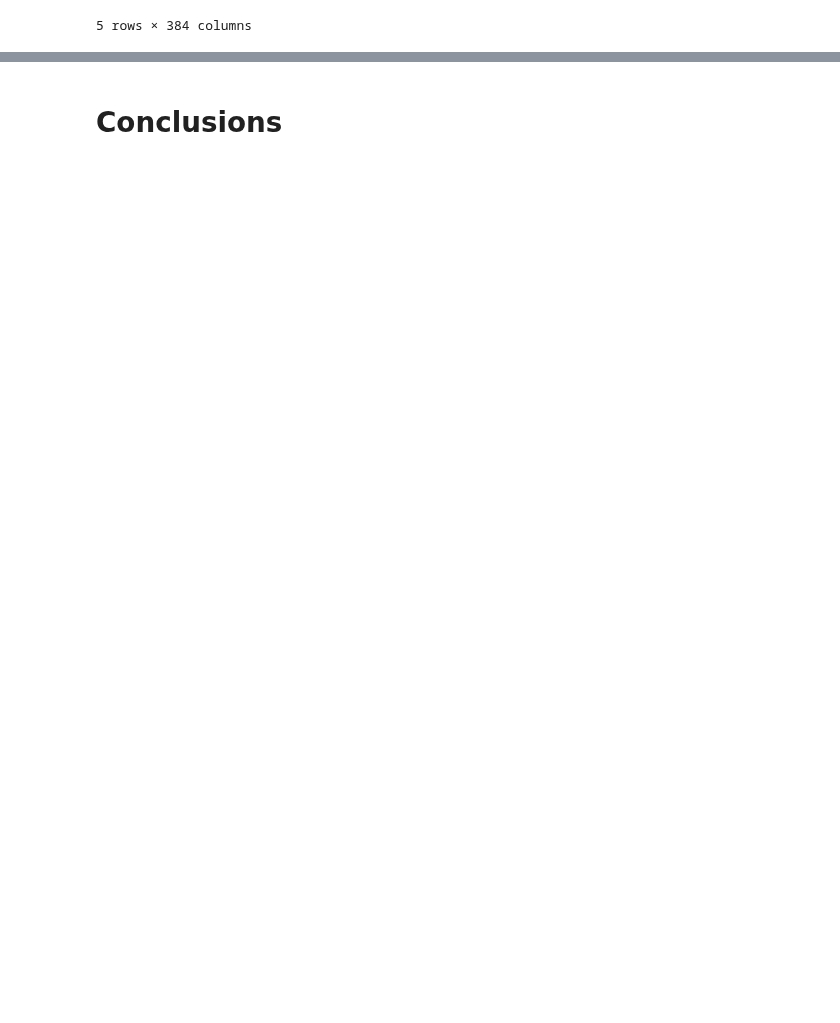
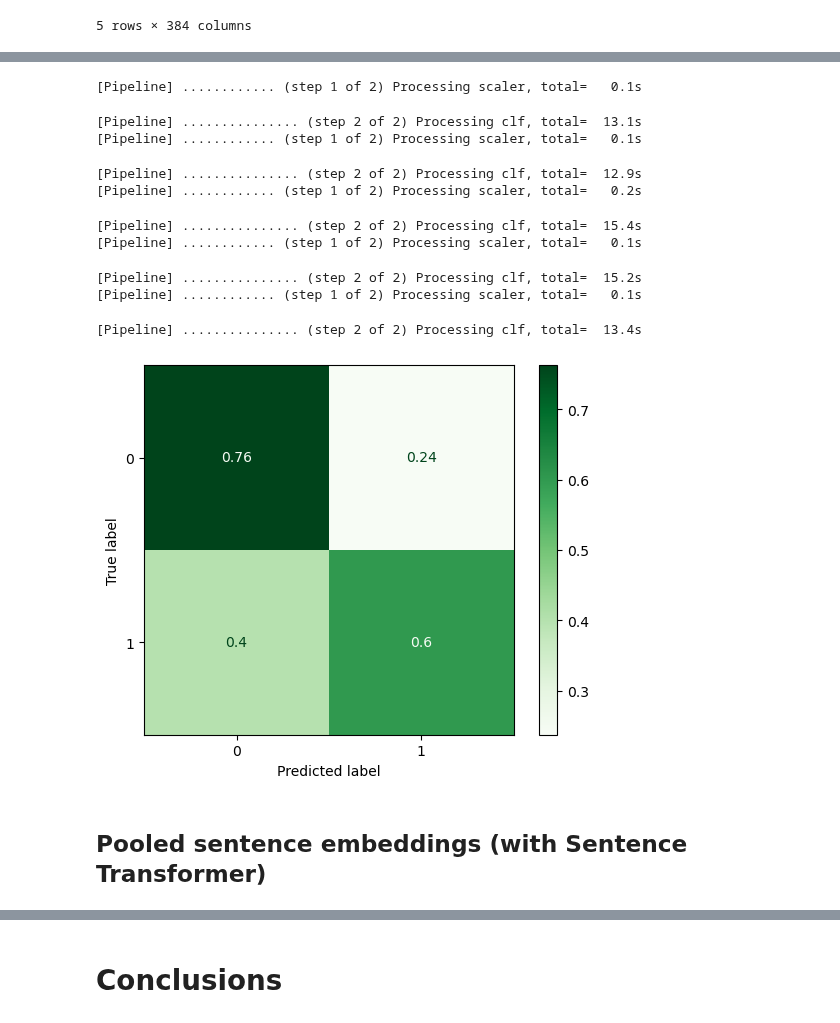
Before and after one commit to g-fabiani4-unipi/txa_project, a Jupyter notebook: src/Classification_with_word_embeddings.ipynb, the cells around one changed output, grey strips where cells are left out. Cells and saved outputs as stored; diff of their text form; code cells hidden in the pictures; blank space fills up the shorter version.

```diff
--- a/src/Classification_with_word_embeddings.ipynb
+++ b/src/Classification_with_word_embeddings.ipynb
@@ -670,0 +678,2 @@ plt.show()
+# %%
+embeddings_df = pd.read_csv(results_path / 'sent_embs_cls_train.csv', index_col=0)
@@ -670,0 +737,18 @@ plt.show()
+# %%
+y_pred = cross_val_predict(pipeline, train_X, train_Y, cv=splitter)
+ConfusionMatrixDisplay.from_predictions(y_pred=y_pred, y_true=train_Y, cmap='Greens', normalize='true')
+plt.show()
+# %% [output]
+[Pipeline] ............ (step 1 of 2) Processing scaler, total=   0.1s
+[Pipeline] ............... (step 2 of 2) Processing clf, total=  13.1s
+[Pipeline] ............ (step 1 of 2) Processing scaler, total=   0.1s
+[Pipeline] ............... (step 2 of 2) Processing clf, total=  12.9s
+[Pipeline] ............ (step 1 of 2) Processing scaler, total=   0.2s
+[Pipeline] ............... (step 2 of 2) Processing clf, total=  15.4s
+[Pipeline] ............ (step 1 of 2) Processing scaler, total=   0.1s
+[Pipeline] ............... (step 2 of 2) Processing clf, total=  15.2s
+[Pipeline] ............ (step 1 of 2) Processing scaler, total=   0.1s
+[Pipeline] ............... (step 2 of 2) Processing clf, total=  13.4s
+[figure, added]
+# %% [markdown]
+## Pooled sentence embeddings (with Sentence Transformer)
```
Also changed, not shown: parts of 29 cells of this notebook.
